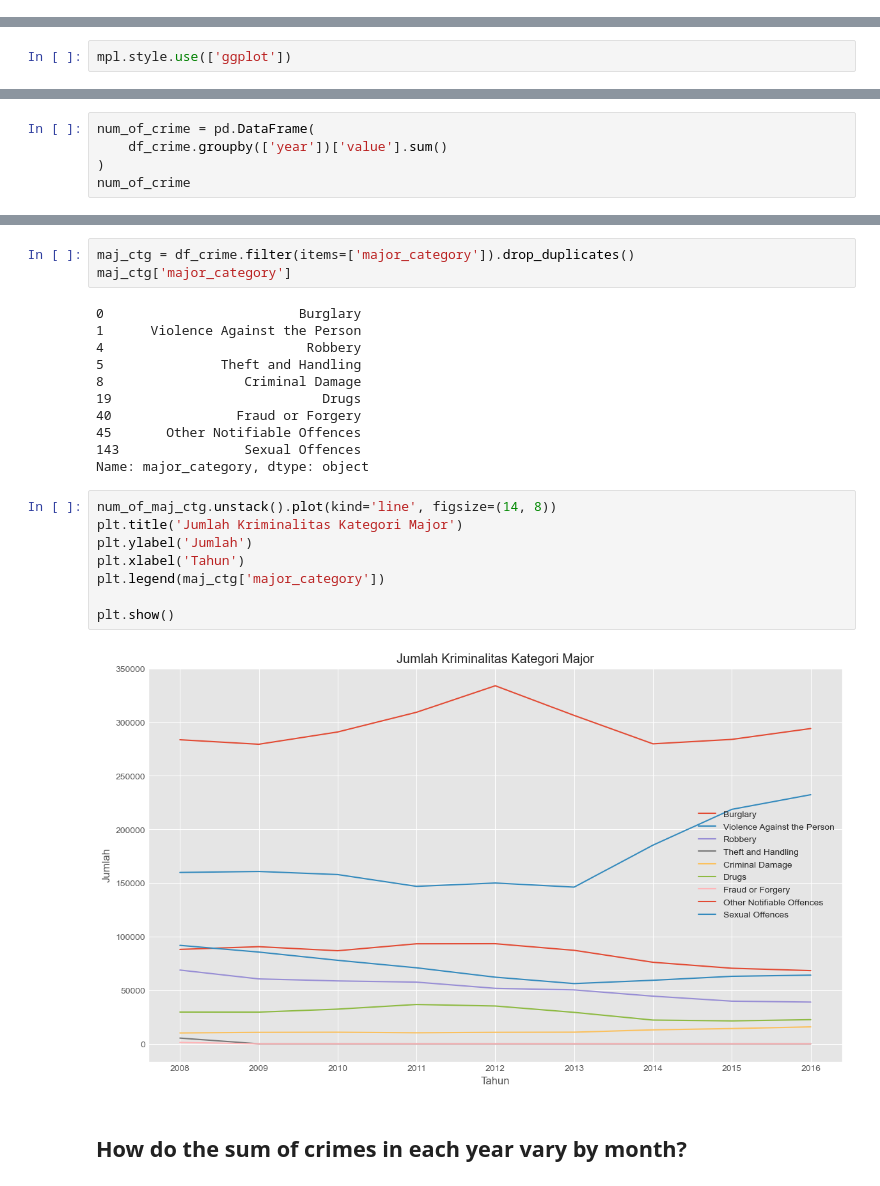
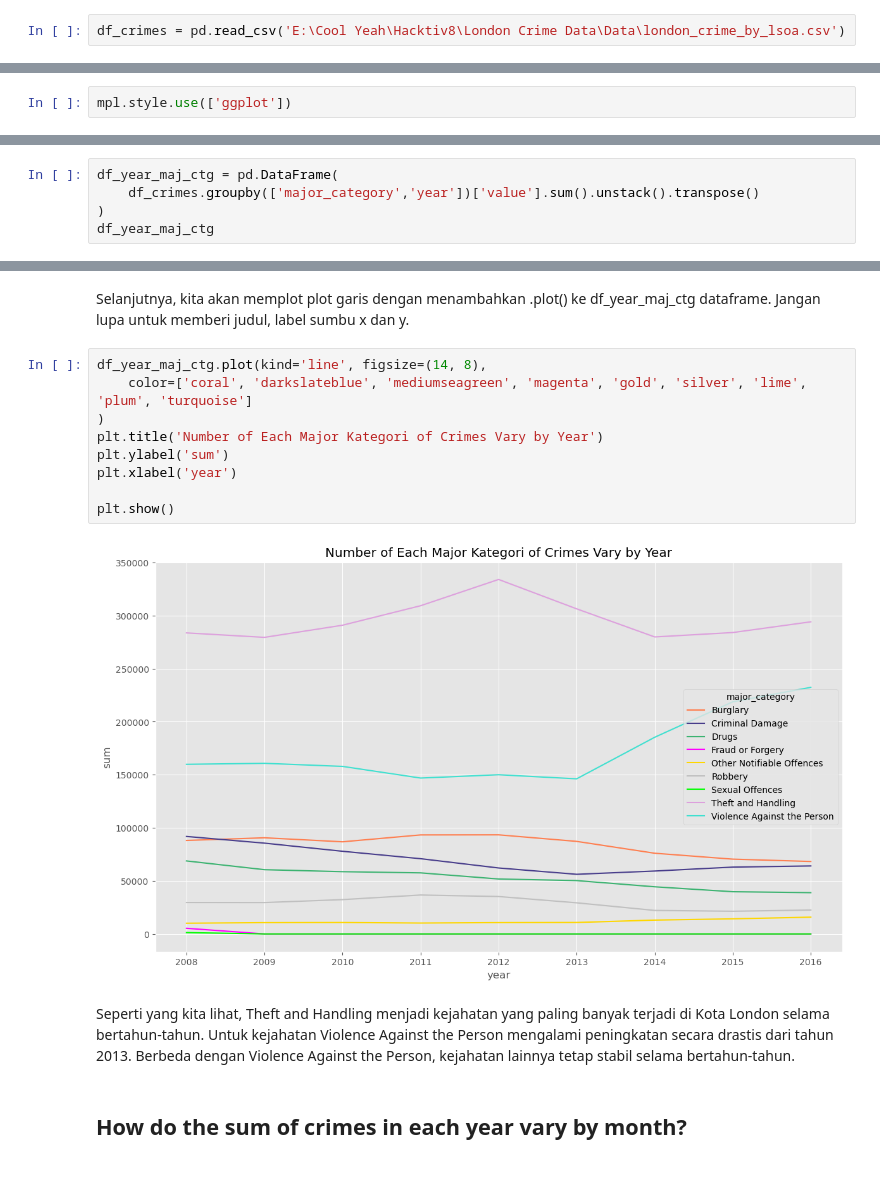
Before and after one commit to melinfebriani/PYTN_Assgn_1_4_Melin-Febriani, a Jupyter notebook: PYTN_Assgn_1_4_Melin-Febriani.ipynb, the cells around one changed output, grey strips where cells are left out. Cells and saved outputs as stored; diff of their text form.

```diff
--- a/PYTN_Assgn_1_4_Melin-Febriani.ipynb
+++ b/PYTN_Assgn_1_4_Melin-Febriani.ipynb
@@ -17,0 +20,2 @@ import matplotlib.pyplot as plt
+# %%
+df_crimes = pd.read_csv('E:\Cool Yeah\Hacktiv8\London Crime Data\Data\london_crime_by_lsoa.csv')
@@ -60,6 +99,6 @@ Kita dapat melihat bahwa data memiliki 13490604 baris dan 7 kolom. Kita akan men
 # %%
-num_of_crime = pd.DataFrame(
-    df_crime.groupby(['year'])['value'].sum()
+df_year_maj_ctg = pd.DataFrame(
+    df_crimes.groupby(['major_category','year'])['value'].sum().unstack().transpose()
 )
-num_of_crime
+df_year_maj_ctg
 # %% [output]
@@ -124,27 +116,18 @@ num_of_maj_ctg.unstack()
-# %%
-maj_ctg = df_crime.filter(items=['major_category']).drop_duplicates()
-maj_ctg['major_category']
-# %% [output]
-0                         Burglary
-1      Violence Against the Person
-4                          Robbery
-5               Theft and Handling
-8                  Criminal Damage
-19                           Drugs
-40                Fraud or Forgery
-45       Other Notifiable Offences
-143                Sexual Offences
-Name: major_category, dtype: object
+# %% [markdown]
+Selanjutnya, kita akan memplot plot garis dengan menambahkan .plot() ke df_year_maj_ctg dataframe. Jangan lupa untuk memberi judul, label sumbu x dan y.
 # %%
-num_of_maj_ctg.unstack().plot(kind='line', figsize=(14, 8))
-plt.title('Jumlah Kriminalitas Kategori Major')
-plt.ylabel('Jumlah')
-plt.xlabel('Tahun')
-plt.legend(maj_ctg['major_category'])
+df_year_maj_ctg.plot(kind='line', figsize=(14, 8),
+    color=['coral', 'darkslateblue', 'mediumseagreen', 'magenta', 'gold', 'silver', 'lime', 'plum', 'turquoise']
+)
+plt.title('Number of Each Major Kategori of Crimes Vary by Year')
+plt.ylabel('sum')
+plt.xlabel('year')
 
 plt.show()
 # %% [output]
-[figure, old version]
+[figure, new version]
+# %% [markdown]
+Seperti yang kita lihat, Theft and Handling menjadi kejahatan yang paling banyak terjadi di Kota London selama bertahun-tahun. Untuk kejahatan Violence Against the Person mengalami peningkatan secara drastis dari tahun 2013. Berbeda dengan Violence Against the Person, kejahatan lainnya tetap stabil selama bertahun-tahun.
 # %% [markdown]
 ## How do the sum of crimes in each year vary by month?
 # %%
```
Also changed, not shown: parts of 32 cells of this notebook.
